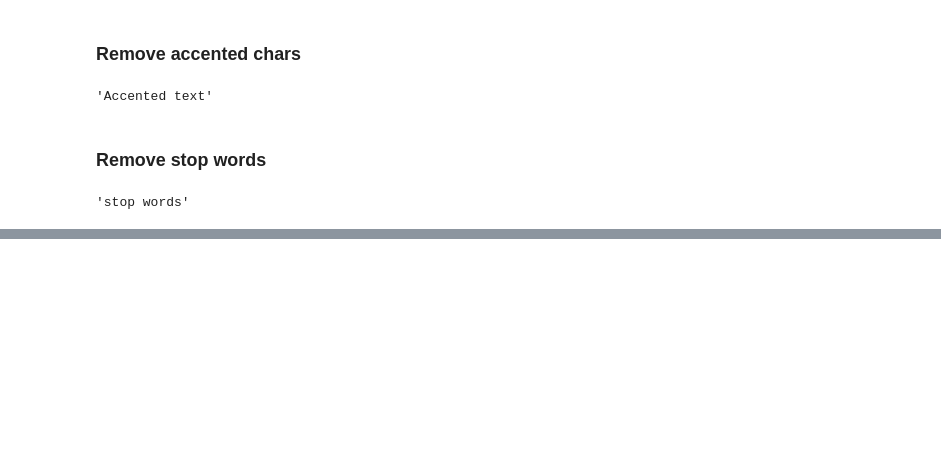
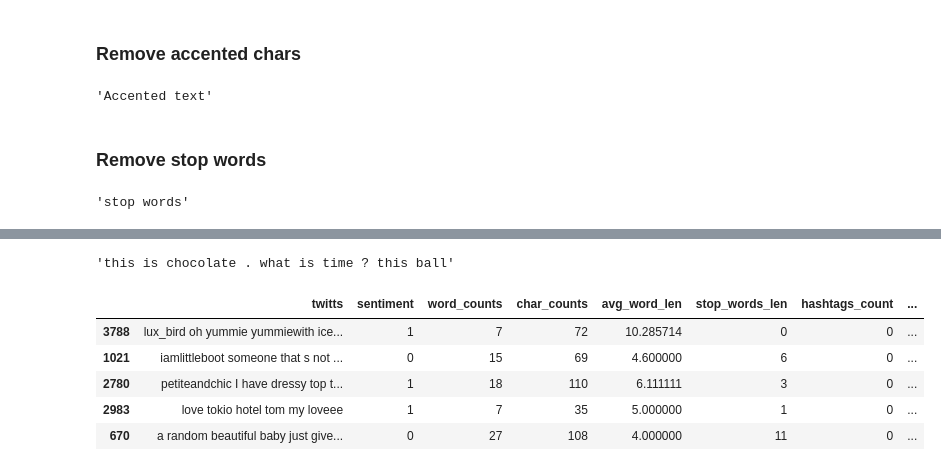
Before and after one commit to Sparsh-Kumar/nlp_learn_bytes, a Jupyter notebook: chapter-5/text_preprocessing.ipynb, the cells around one changed output, grey strips where cells are left out. Drawn from its saved outputs; the diff is of its cells as text; code cells hidden in the pictures; blank space fills up the shorter version.

Commit message:
text preprocessing, converting the word to base or root form.

```diff
--- a/chapter-5/text_preprocessing.ipynb
+++ b/chapter-5/text_preprocessing.ipynb
@@ -627,0 +630,30 @@ df.sample(5)
+# %%
+nlp = spacy.load('en_core_web_sm')
+# %%
+x = 'this is chocolates. what is times? this balls'
+# %%
+def make_to_base(x):
+    x = str(x)
+    x_list = []
+    doc = nlp(x)
+    for token in doc:
+        lemma = token.lemma_
+        if lemma == '-PRON-' or lemma == 'be':
+            lemma = token.text
+        x_list.append(lemma)
+    return ' '.join(x_list)
+# %%
+make_to_base(x)
+# %% [output]
+'this is chocolate . what is time ? this ball'
+# %%
+df['twitts'] = df['twitts'].apply(lambda x: make_to_base(x))
+# %%
+df.sample(5)
+# %% [output]
+|  | twitts | sentiment | word_counts | char_counts | avg_word_len | stop_words_len | hashtags_count | ... |
+| 3788 | lux_bird oh yummie yummiewith ice... | 1 | 7 | 72 | 10.285714 | 0 | 0 | ... |
+| 1021 | iamlittleboot someone that s not ... | 0 | 15 | 69 | 4.600000 | 6 | 0 | ... |
+| 2780 | petiteandchic I have dressy top t... | 1 | 18 | 110 | 6.111111 | 3 | 0 | ... |
+| 2983 | love tokio hotel tom my loveee | 1 | 7 | 35 | 5.000000 | 1 | 0 | ... |
+| 670 | a random beautiful baby just give... | 0 | 27 | 108 | 4.000000 | 11 | 0 | ... |
```
Also changed, not shown: parts of 17 cells of this notebook.
